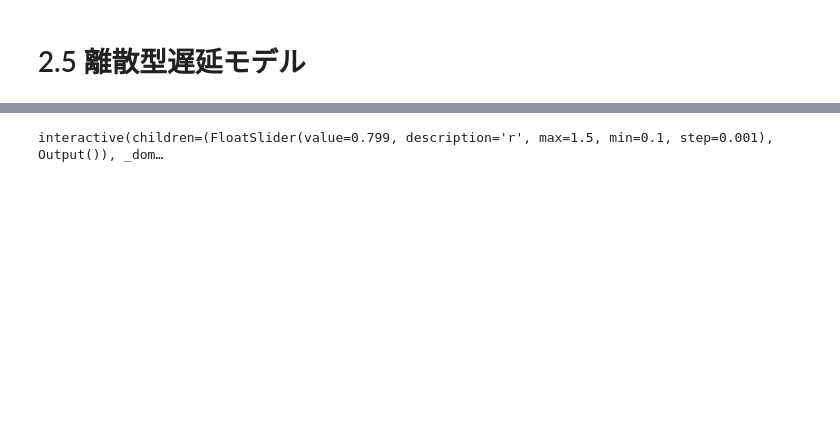
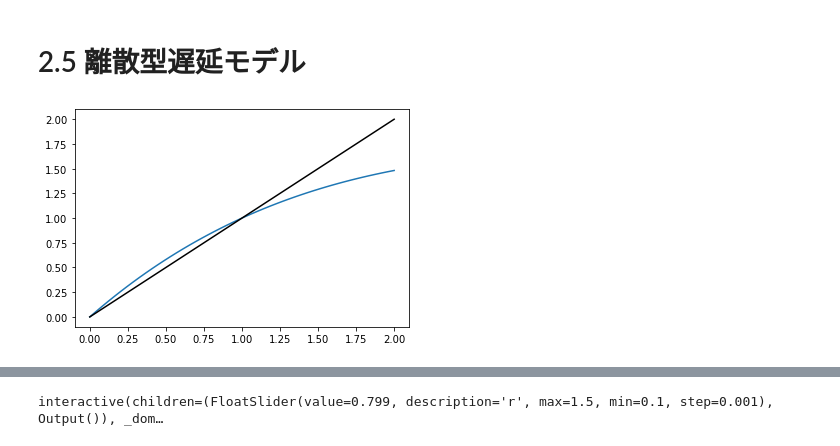
Before and after one commit to Emiri-W/murray, a Jupyter notebook: notebook/murray2_5.ipynb, the cells around one changed output, grey strips where cells are left out. Saved outputs shown, nothing was run; the diff lists cells and outputs as text; code cells hidden in the pictures; blank space fills up the shorter version.

```diff
--- a/notebook/murray2_5.ipynb
+++ b/notebook/murray2_5.ipynb
@@ -32,4 +32,13 @@ def sim_and_plot(r, xi, T):
     ax.set_ylim(0, 4)
     ax.set_xlabel("$t$")
     ax.set_title(f"$r$ = {r}")
+# %%
+# リッカー曲線の描画
+r = 0.3
+x = np.linspace(0, 2)
+plt.plot(x, x*np.exp(r*(1 - x)))
+plt.plot(x, x, c="k")
+plt.show()
+# %% [output]
+[figure, added]
 # %%
```
Also changed, not shown: parts of 1 cell of this notebook, 1 other file.
